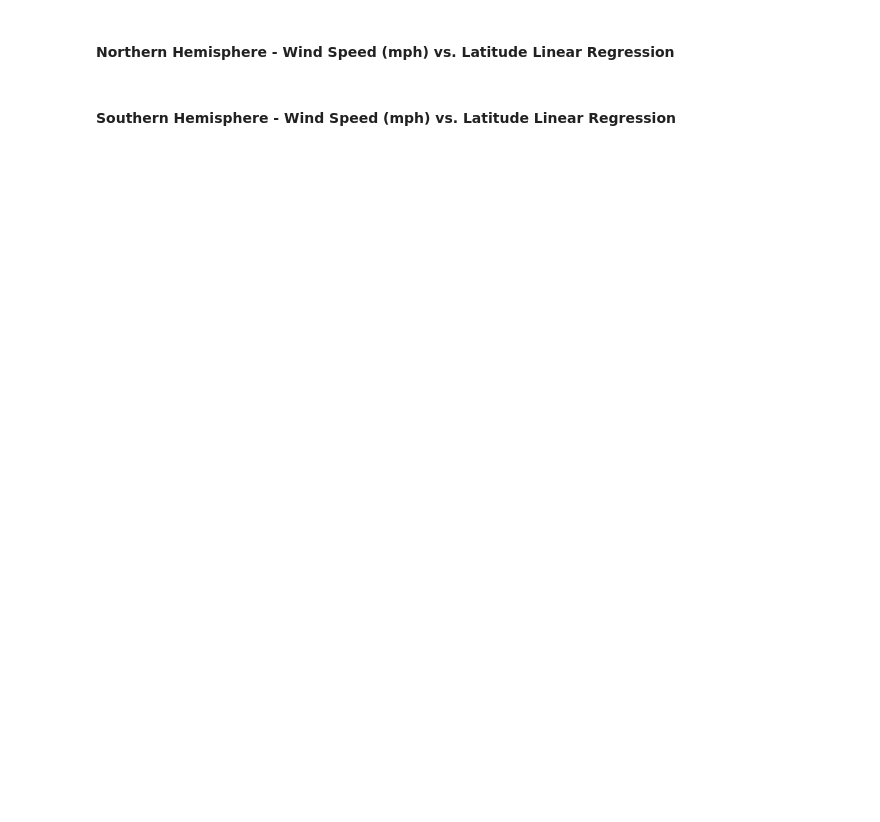
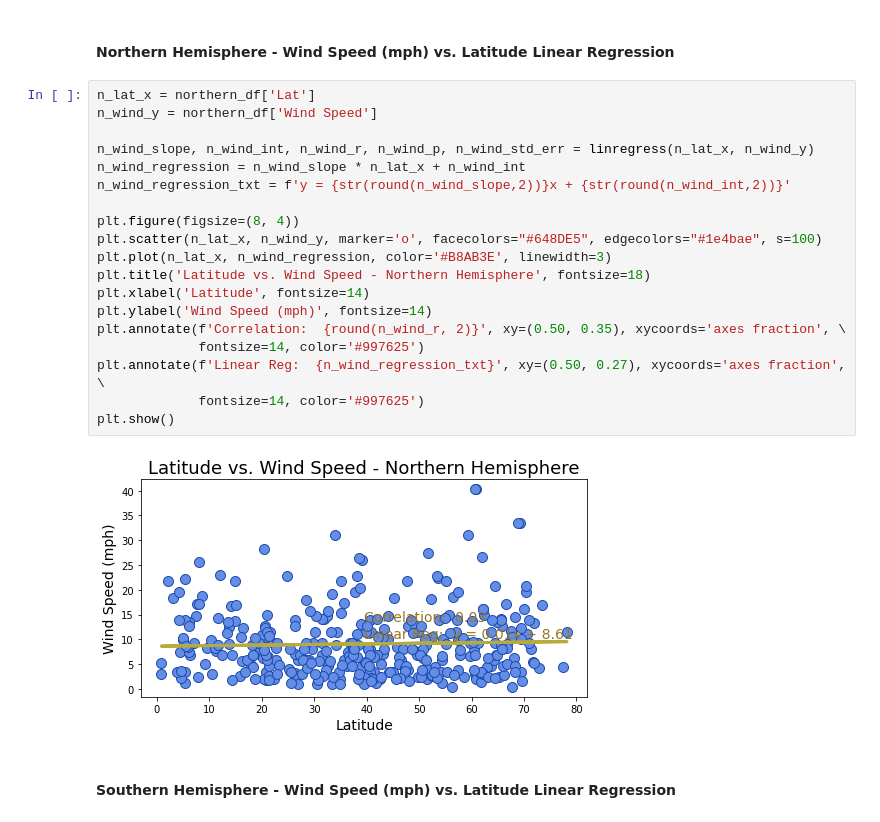
Before and after one commit to beaujeffrey03/python-api-challenge, a Jupyter notebook: WeatherPy/WeatherPy.ipynb, the cells around one changed output. Saved outputs shown, nothing was run; the diff lists cells and outputs as text; blank space fills up the shorter version.

```diff
--- a/WeatherPy/WeatherPy.ipynb
+++ b/WeatherPy/WeatherPy.ipynb
@@ -363,4 +413,25 @@ plt.show()
 # %% [markdown]
 ####  Northern Hemisphere - Wind Speed (mph) vs. Latitude Linear Regression
+# %%
+n_lat_x = northern_df['Lat']
+n_wind_y = northern_df['Wind Speed']
+
+n_wind_slope, n_wind_int, n_wind_r, n_wind_p, n_wind_std_err = linregress(n_lat_x, n_wind_y)
+n_wind_regression = n_wind_slope * n_lat_x + n_wind_int
+n_wind_regression_txt = f'y = {str(round(n_wind_slope,2))}x + {str(round(n_wind_int,2))}'
+
+plt.figure(figsize=(8, 4))
+plt.scatter(n_lat_x, n_wind_y, marker='o', facecolors="#648DE5", edgecolors="#1e4bae", s=100)
+plt.plot(n_lat_x, n_wind_regression, color='#B8AB3E', linewidth=3)
+plt.title('Latitude vs. Wind Speed - Northern Hemisphere', fontsize=18)
+plt.xlabel('Latitude', fontsize=14)
+plt.ylabel('Wind Speed (mph)', fontsize=14)
+plt.annotate(f'Correlation:  {round(n_wind_r, 2)}', xy=(0.50, 0.35), xycoords='axes fraction', \
+             fontsize=14, color='#997625')
+plt.annotate(f'Linear Reg:  {n_wind_regression_txt}', xy=(0.50, 0.27), xycoords='axes fraction', \
+             fontsize=14, color='#997625')
+plt.show()
+# %% [output]
+[figure, added]
 # %% [markdown]
 ####  Southern Hemisphere - Wind Speed (mph) vs. Latitude Linear Regression
```
Also changed, not shown: parts of 20 cells of this notebook, 1 other file.
